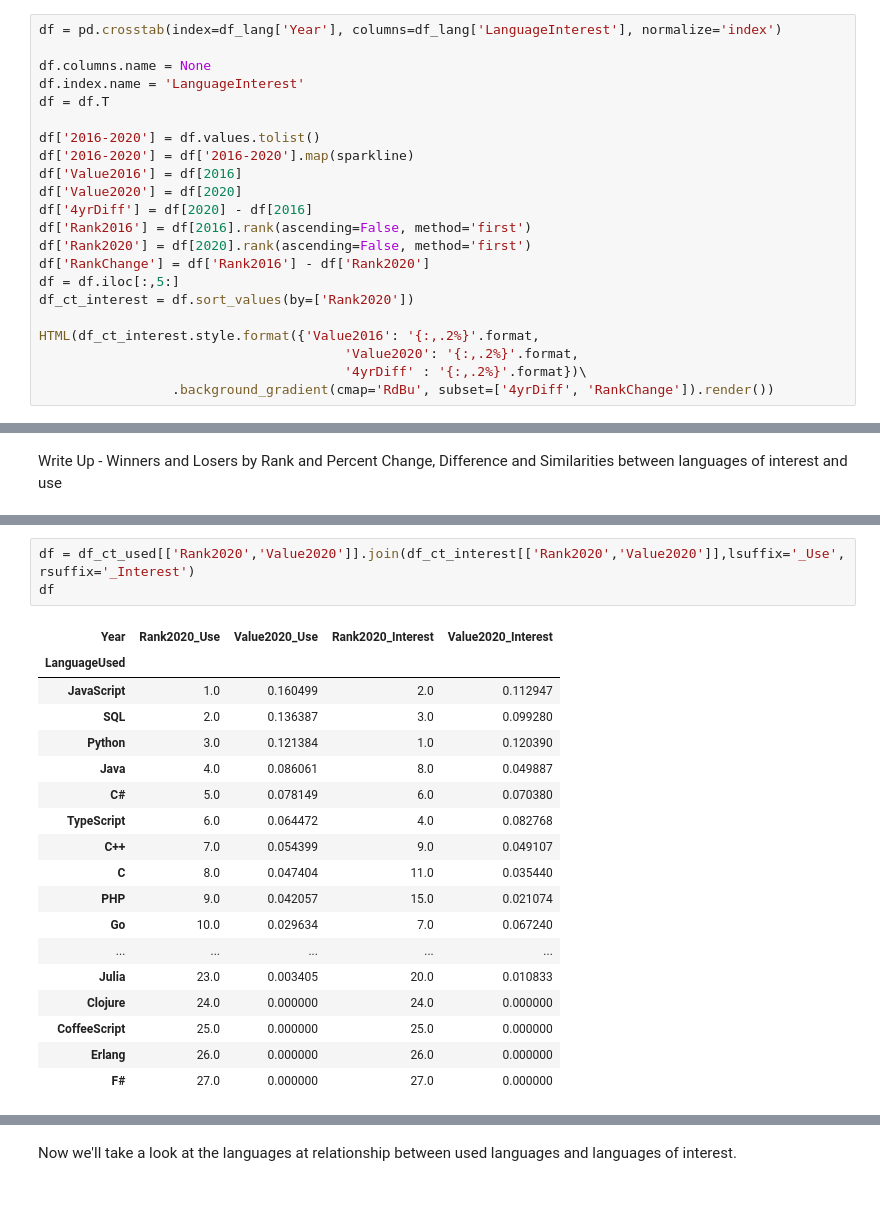
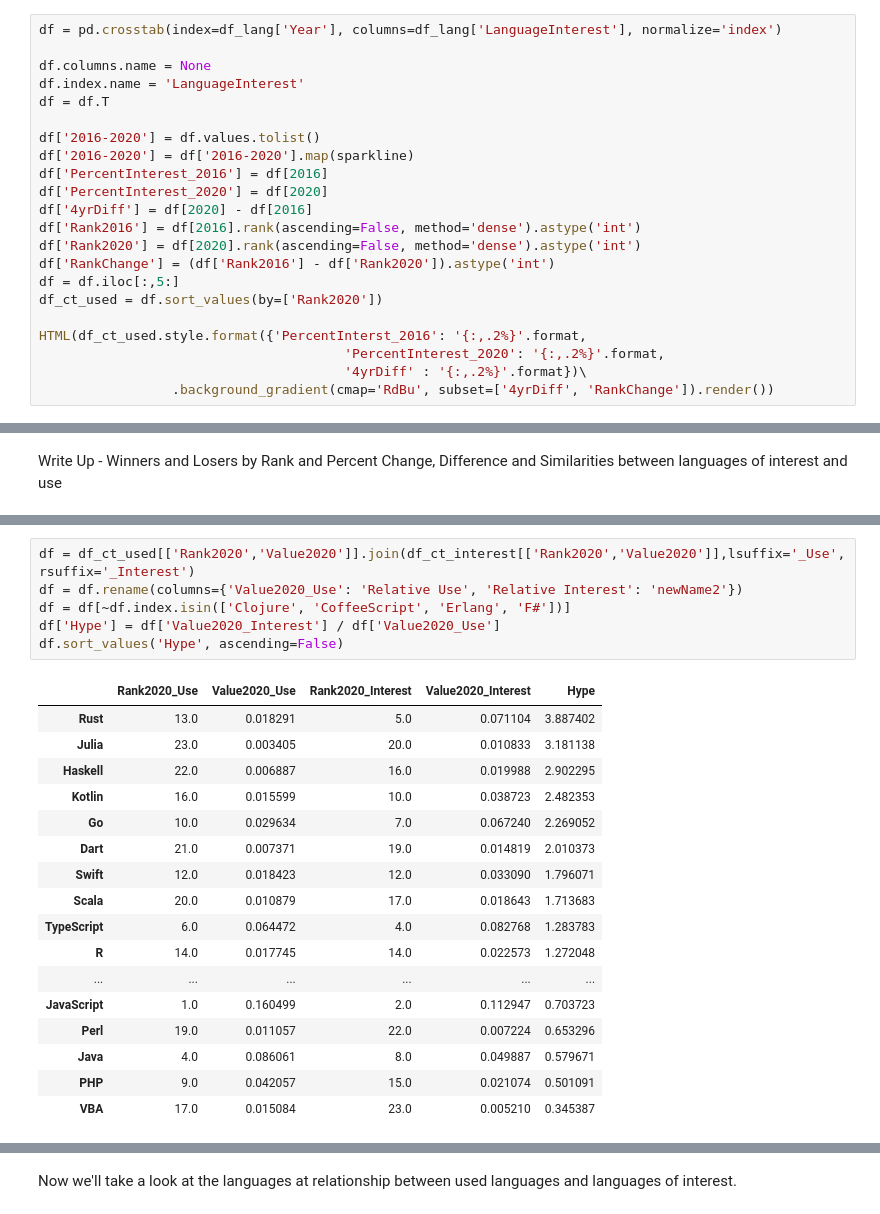
Before and after one commit to prdslost/stackoverflow-analysis, a Jupyter notebook: Developer Programming Language Use and Interest.ipynb, the cells around one changed output, grey strips where cells are left out. Saved outputs shown, nothing was run; the diff lists cells and outputs as text.

```diff
--- a/Developer Programming Language Use and Interest.ipynb
+++ b/Developer Programming Language Use and Interest.ipynb
@@ -187,17 +192,17 @@ df = df.T
 
 df['2016-2020'] = df.values.tolist()
 df['2016-2020'] = df['2016-2020'].map(sparkline)
-df['Value2016'] = df[2016]
-df['Value2020'] = df[2020]
+df['PercentInterest_2016'] = df[2016]
+df['PercentInterest_2020'] = df[2020]
 df['4yrDiff'] = df[2020] - df[2016]
-df['Rank2016'] = df[2016].rank(ascending=False, method='first')
-df['Rank2020'] = df[2020].rank(ascending=False, method='first')
-df['RankChange'] = df['Rank2016'] - df['Rank2020']
+df['Rank2016'] = df[2016].rank(ascending=False, method='dense').astype('int')
+df['Rank2020'] = df[2020].rank(ascending=False, method='dense').astype('int')
+df['RankChange'] = (df['Rank2016'] - df['Rank2020']).astype('int')
 df = df.iloc[:,5:]
-df_ct_interest = df.sort_values(by=['Rank2020'])
+df_ct_used = df.sort_values(by=['Rank2020'])
 
-HTML(df_ct_interest.style.format({'Value2016': '{:,.2%}'.format,
-                                       'Value2020': '{:,.2%}'.format,
+HTML(df_ct_used.style.format({'PercentInterst_2016': '{:,.2%}'.format,
+                                       'PercentInterest_2020': '{:,.2%}'.format,
                                        '4yrDiff' : '{:,.2%}'.format})\
                  .background_gradient(cmap='RdBu', subset=['4yrDiff', 'RankChange']).render())
 # %% [output]
@@ -253,22 +218,24 @@ ax.plot(ax.get_xlim(), ax.get_ylim(), ls="--", c=".3")
 # %%
 df = df_ct_used[['Rank2020','Value2020']].join(df_ct_interest[['Rank2020','Value2020']],lsuffix='_Use', rsuffix='_Interest')
-df
+df = df.rename(columns={'Value2020_Use': 'Relative Use', 'Relative Interest': 'newName2'})
+df = df[~df.index.isin(['Clojure', 'CoffeeScript', 'Erlang', 'F#'])]
+df['Hype'] = df['Value2020_Interest'] / df['Value2020_Use']
+df.sort_values('Hype', ascending=False)
 # %% [output]
-| Year | Rank2020_Use | Value2020_Use | Rank2020_Interest | Value2020_Interest |
-| LanguageUsed |  |  |  |  |
-| JavaScript | 1.0 | 0.160499 | 2.0 | 0.112947 |
-| SQL | 2.0 | 0.136387 | 3.0 | 0.099280 |
-| Python | 3.0 | 0.121384 | 1.0 | 0.120390 |
-| Java | 4.0 | 0.086061 | 8.0 | 0.049887 |
-| C# | 5.0 | 0.078149 | 6.0 | 0.070380 |
-| TypeScript | 6.0 | 0.064472 | 4.0 | 0.082768 |
-| C++ | 7.0 | 0.054399 | 9.0 | 0.049107 |
-| C | 8.0 | 0.047404 | 11.0 | 0.035440 |
-| PHP | 9.0 | 0.042057 | 15.0 | 0.021074 |
-| Go | 10.0 | 0.029634 | 7.0 | 0.067240 |
-| ... | ... | ... | ... | ... |
-| Julia | 23.0 | 0.003405 | 20.0 | 0.010833 |
-| Clojure | 24.0 | 0.000000 | 24.0 | 0.000000 |
-| CoffeeScript | 25.0 | 0.000000 | 25.0 | 0.000000 |
-| Erlang | 26.0 | 0.000000 | 26.0 | 0.000000 |
-| F# | 27.0 | 0.000000 | 27.0 | 0.000000 |
+|  | Rank2020_Use | Value2020_Use | Rank2020_Interest | Value2020_Interest | Hype |
+| Rust | 13.0 | 0.018291 | 5.0 | 0.071104 | 3.887402 |
+| Julia | 23.0 | 0.003405 | 20.0 | 0.010833 | 3.181138 |
+| Haskell | 22.0 | 0.006887 | 16.0 | 0.019988 | 2.902295 |
+| Kotlin | 16.0 | 0.015599 | 10.0 | 0.038723 | 2.482353 |
+| Go | 10.0 | 0.029634 | 7.0 | 0.067240 | 2.269052 |
+| Dart | 21.0 | 0.007371 | 19.0 | 0.014819 | 2.010373 |
+| Swift | 12.0 | 0.018423 | 12.0 | 0.033090 | 1.796071 |
+| Scala | 20.0 | 0.010879 | 17.0 | 0.018643 | 1.713683 |
+| TypeScript | 6.0 | 0.064472 | 4.0 | 0.082768 | 1.283783 |
+| R | 14.0 | 0.017745 | 14.0 | 0.022573 | 1.272048 |
+| ... | ... | ... | ... | ... | ... |
+| JavaScript | 1.0 | 0.160499 | 2.0 | 0.112947 | 0.703723 |
+| Perl | 19.0 | 0.011057 | 22.0 | 0.007224 | 0.653296 |
+| Java | 4.0 | 0.086061 | 8.0 | 0.049887 | 0.579671 |
+| PHP | 9.0 | 0.042057 | 15.0 | 0.021074 | 0.501091 |
+| VBA | 17.0 | 0.015084 | 23.0 | 0.005210 | 0.345387 |
```
Also changed, not shown: parts of 25 cells of this notebook.
